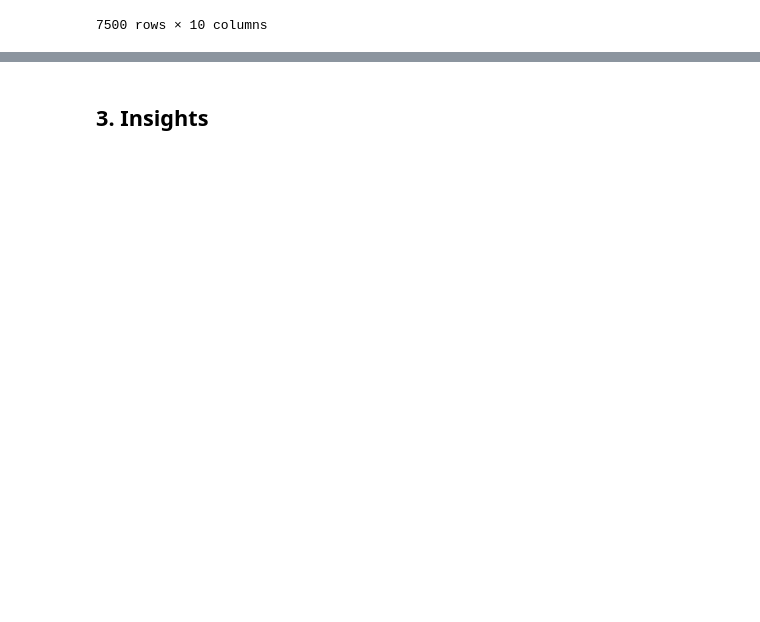
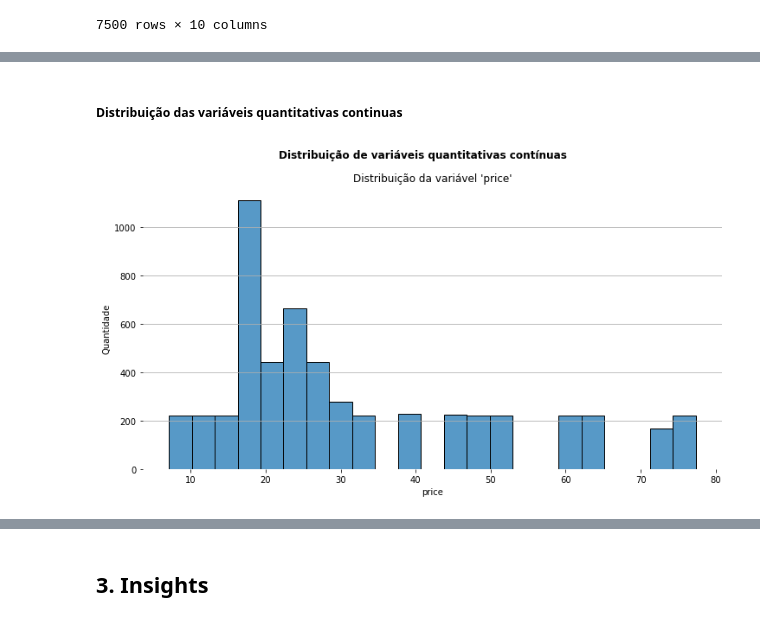
Before and after one commit to atlantico-academy/sommeliers-de-dados, a Jupyter notebook: notebooks/01-exploratory_data_analysis.ipynb, the cells around one changed output, grey strips where cells are left out. Cells and saved outputs as stored; diff of their text form; code cells hidden in the pictures; blank space fills up the shorter version.

```diff
--- a/notebooks/01-exploratory_data_analysis.ipynb
+++ b/notebooks/01-exploratory_data_analysis.ipynb
@@ -194,0 +303,23 @@ df.describe(include='all')
+# %% [markdown]
+##### Distribuição das variáveis quantitativas continuas
+# %%
+fig, ax = plt.subplots(figsize=(12,6))
+fig.suptitle('Distribuição de variáveis quantitativas contínuas', fontweight='bold')
+total = df['price'].count()
+value_counts = df['price'].value_counts()
+value_counts_filtered = value_counts[(value_counts/total) > 0.005]
+outros_count = total - value_counts_filtered.sum()
+df_copy = df.query(f"{'price'} in @value_counts_filtered.index")
+sns.histplot(
+    data=df_copy,
+    x='price',
+    ax=ax,
+)
+ax.set(frame_on=False)
+ax.set_title(f"Distribuição da variável '{'price'}'")
+plt.xlabel('price')
+ax.set_ylabel('Quantidade')
+ax.grid(axis='y', linestyle='-')
+plt.show()
+# %% [output]
+[figure, added]
```
Also changed, not shown: parts of 76 cells of this notebook, 1 other file.
